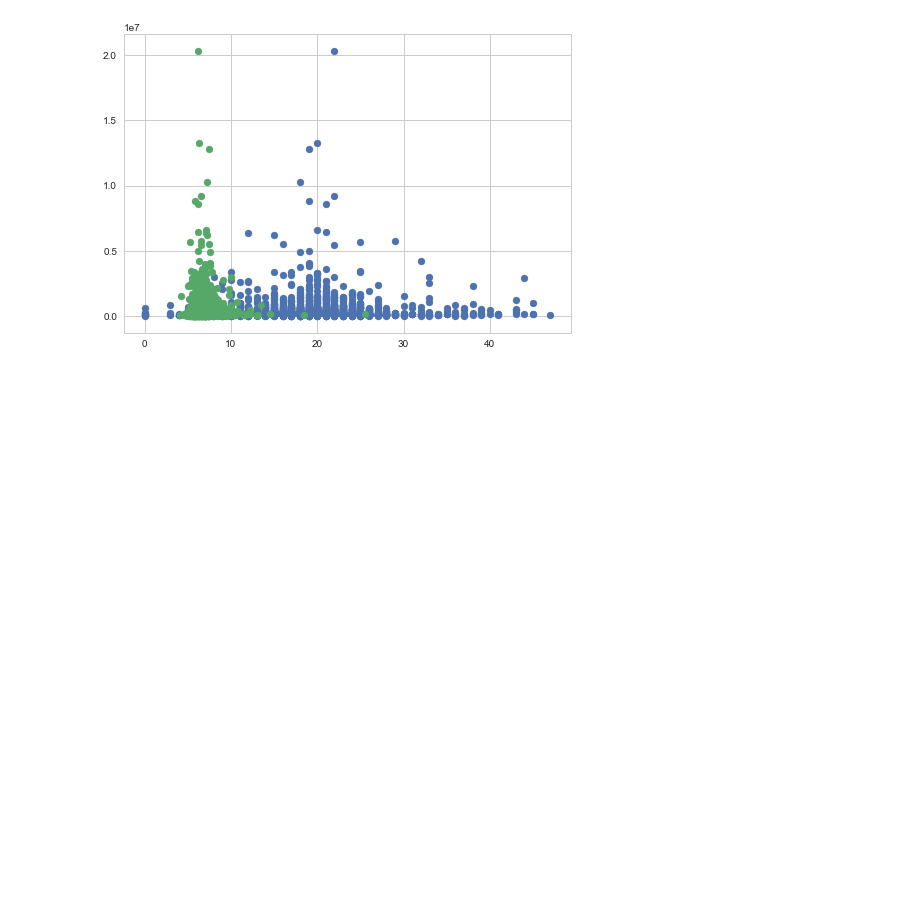
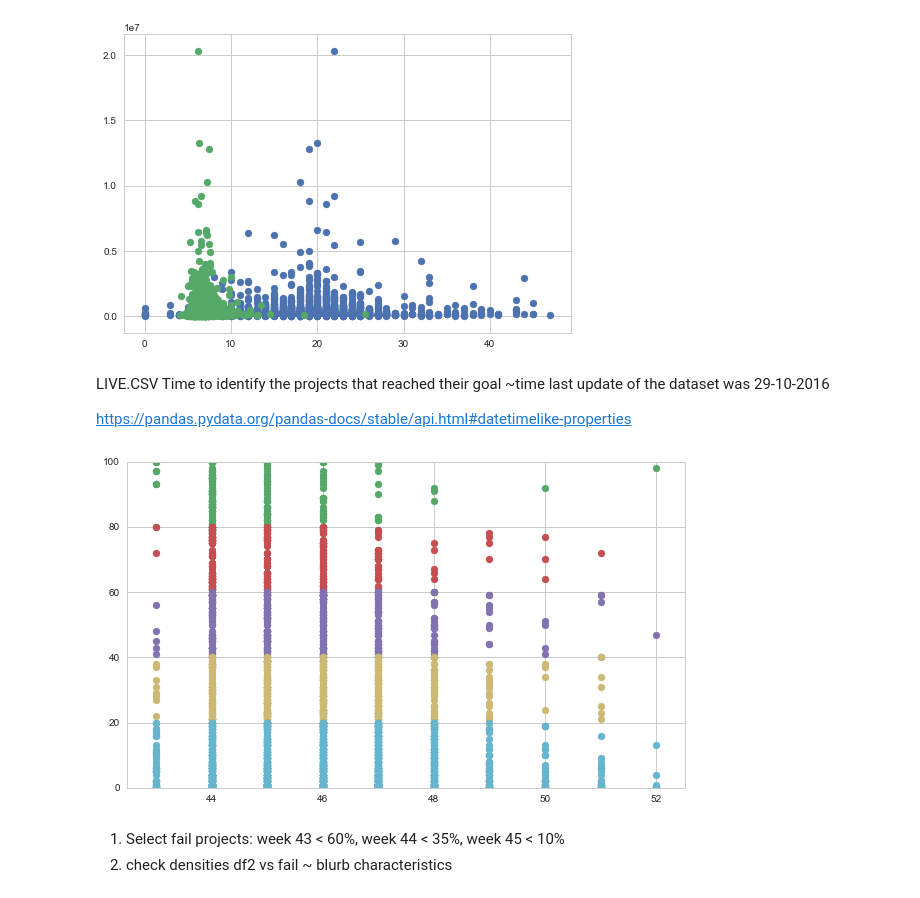
Before and after one commit to iwls/kickstarter, a Jupyter notebook: BDC2_Kickstarter_Project.ipynb, the cells around one changed output. Drawn from its saved outputs; the diff is of its cells as text; code cells hidden in the pictures; blank space fills up the shorter version.

```diff
--- a/BDC2_Kickstarter_Project.ipynb
+++ b/BDC2_Kickstarter_Project.ipynb
@@ -15,7 +15,7 @@ import seaborn as sns
 sns.set(style="whitegrid", color_codes=True)
 #Decision tree
 # %%
-df= pd.read_csv ('live.csv')
+df= pd.read_csv('live.csv', parse_dates =['end.time'])
 list(df)
 #df.isnull().sum()
 # %% [output]
@@ -105,14 +105,34 @@ plt.scatter(df.blurb_alpw,df['percentage.funded'])
 # %% [output]
 <matplotlib.collections.PathCollection at 0x...>
 [figure]
-# %%
-df['binnen']=df['end.time'].where(df['percentage.funded'] >100).value_counts()
-#df.iloc[1].(df['percentage.funded'] > 100).value_counts()
-plt.figure(figsize=(10,6))
-plt.scatter(df['end.time'].dt.month, df['binnen'])
 # %%
 plt.scatter(df2.blurb_wc,df2['amt.pledged'])
 plt.scatter(df2.blurb_alpw,df2['amt.pledged'])
 # %% [output]
 <matplotlib.collections.PathCollection at 0x...>
 [figure]
+# %% [markdown]
+LIVE.CSV
+Time to identify the projects that reached their goal ~time
+last update of the dataset was 29-10-2016
+
+https://pandas.pydata.org/pandas-docs/stable/api.html#datetimelike-properties
+# %%
+m100 = df[df['percentage.funded']>100]
+m80 = df[df['percentage.funded'].between(79,100)]
+m60 = df[df['percentage.funded'].between(59,80)]
+m40 = df[df['percentage.funded'].between(39,60)]
+m20 = df[df['percentage.funded'].between(19,40)]
+m00 = df[df['percentage.funded'].between(0,20)]
+
+mlist = [m100,m80, m60, m40, m20, m00]
+plt.figure(figsize=(10,6))
+plt.ylim((0,100))
+
+for ds in range(0,len(mlist)):
+            plt.scatter(mlist[ds]['end.time'].dt.week, mlist[ds]['percentage.funded'])
+# %% [output]
+[figure, added]
+# %% [markdown]
+1. Select fail projects: week 43 < 60%, week 44 < 35%, week 45 < 10%
+2. check densities df2 vs fail ~ blurb characteristics
```
Also changed, not shown: parts of 6 cells of this notebook, 2 other files.
